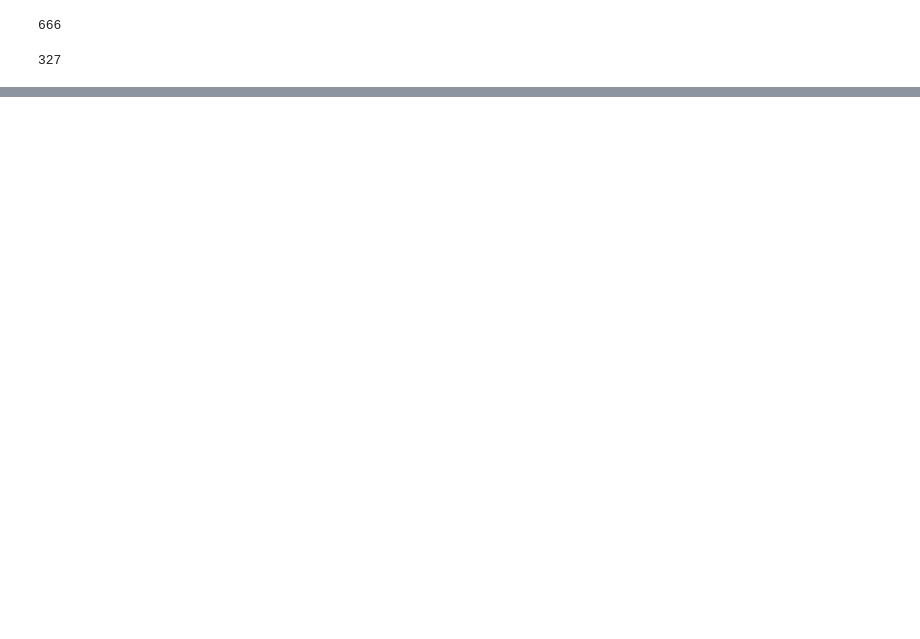
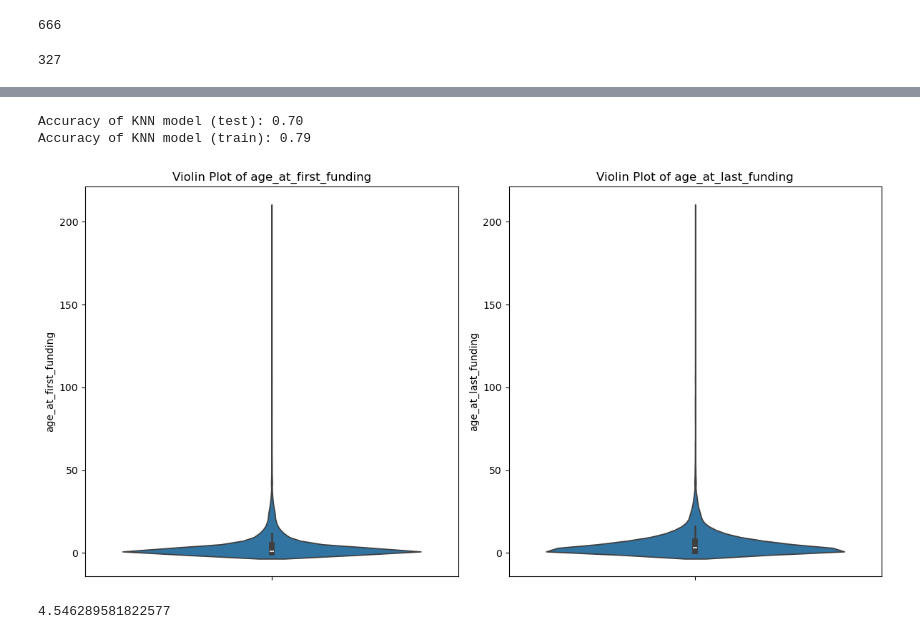
Before and after one commit to Ishaan453/Flexi-DSBI_Project, a Jupyter notebook: model.ipynb, the cells around one changed output, grey strips where cells are left out. Drawn from its saved outputs; the diff is of its cells as text; code cells hidden in the pictures; blank space fills up the shorter version.

Commit message:
Model

```diff
--- a/model.ipynb
+++ b/model.ipynb
@@ -69,7 +69,7 @@ import ast
 df["category_list"] = df["category_list"].apply(lambda x: ast.literal_eval(x) if isinstance(x, str) else [])
 categories = df["category_list"].explode()
 category_counts = categories.value_counts()
-categories_to_keep = category_counts[category_counts >= 100].index.tolist()
+categories_to_keep = category_counts[category_counts >= 200].index.tolist()
 for category in categories_to_keep:
     df[category] = df["category_list"].apply(lambda x: 1 if category in x else 0)
 df.drop(columns=["category_list"], inplace=True)
@@ -145,0 +168,2 @@ df.shape
+# %%
+df.drop(columns=["founded_at", "first_funding_at", "last_funding_at"], inplace=True)
@@ -145,0 +232,17 @@ df.shape
+# %%
+from sklearn.preprocessing import LabelEncoder
+df = df.drop('name', axis=1)
+df['funding_total_usd'] = df['funding_total_usd'].astype(float)
+
+
+country_encoders = {}
+state_encoders = {}
+le_country = LabelEncoder()
+df['country_code'] = le_country.fit_transform(df['country_code'])
+country_encoders['country_code'] = le_country
+
+le_state = LabelEncoder()
+df['state_code'] = le_state.fit_transform(df['state_code'])
+state_encoders['state_code'] = le_state
+# %%
+df['status'] = df['status'].apply(lambda x: 'success' if x in ['acquired', 'ipo'] else 'fail')
@@ -145,0 +355,56 @@ df.shape
+# %%
+from sklearn.preprocessing import StandardScaler
+from sklearn.neighbors import KNeighborsClassifier
+
+# 5. Scale the features (important for KNN)
+scaler = StandardScaler()
+X_train_scaled = scaler.fit_transform(X_train)
+X_test_scaled = scaler.transform(X_test)
+
+# 6. Create and train the KNN model
+knn_model = KNeighborsClassifier(n_neighbors=5)  # You can adjust n_neighbors
+knn_model.fit(X_train_scaled, y_train)
+
+# 7. Make predictions on the test set
+y_pred_test = knn_model.predict(X_test_scaled)
+
+# 8. Evaluate the model performance
+accuracy_test = accuracy_score(y_test, y_pred_test)
+
+print(f"Accuracy of KNN model (test): {accuracy_test:.2f}")
+
+# 9. Make predictions on the training set
+y_pred_train = knn_model.predict(X_train_scaled)
+
+#10. Evaluate the model performance on the training set.
+accuracy_train = accuracy_score(y_train, y_pred_train)
+
+print(f"Accuracy of KNN model (train): {accuracy_train:.2f}")
+# %% [output]
+Accuracy of KNN model (test): 0.70
+Accuracy of KNN model (train): 0.79
+# %%
+import pandas as pd
+import seaborn as sns
+import matplotlib.pyplot as plt
+
+# Assuming your DataFrame is named 'df' and has columns 'age_at_first_funding' and 'age_at_last_funding'
+
+plt.figure(figsize=(12, 6))
+
+plt.subplot(1, 2, 1)
+sns.violinplot(y=df['age_at_first_funding'])
+plt.title('Violin Plot of age_at_first_funding')
+
+plt.subplot(1, 2, 2)
+sns.violinplot(y=df['age_at_last_funding'])
+plt.title('Violin Plot of age_at_last_funding')
+
+plt.tight_layout()
+plt.show()
+# %% [output]
+[figure, added]
+# %%
+df['age_at_first_funding'].mean()
+# %% [output]
+4.546289581822577
```
Also changed, not shown: parts of 19 cells of this notebook, 1 other file.
